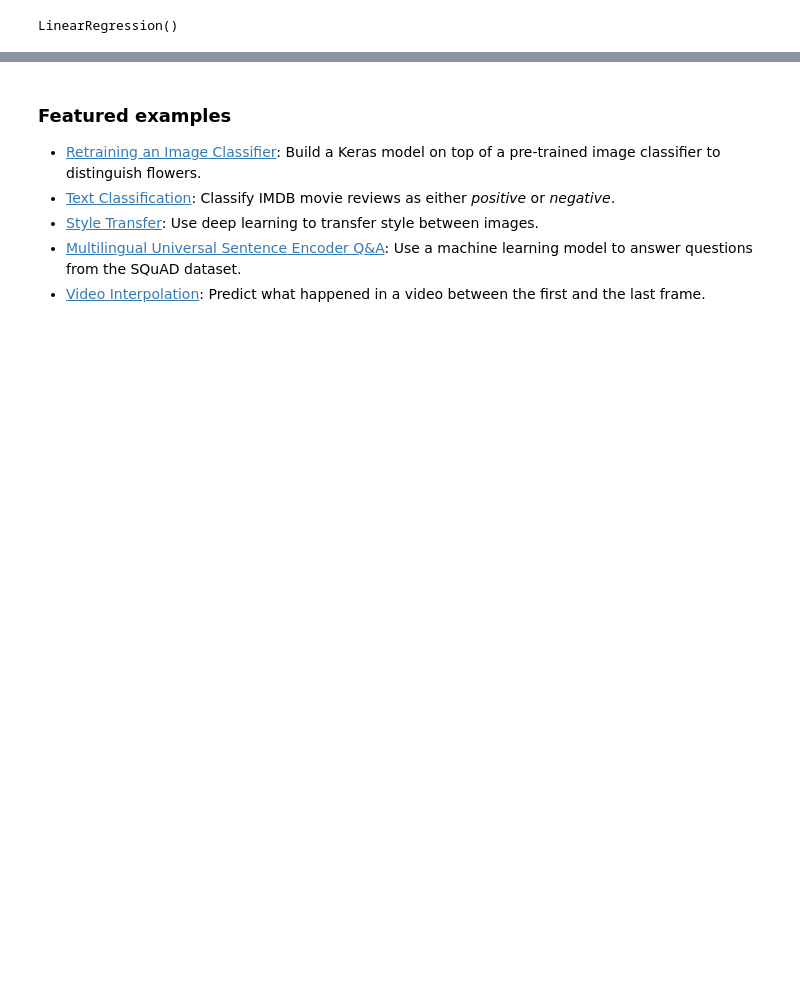
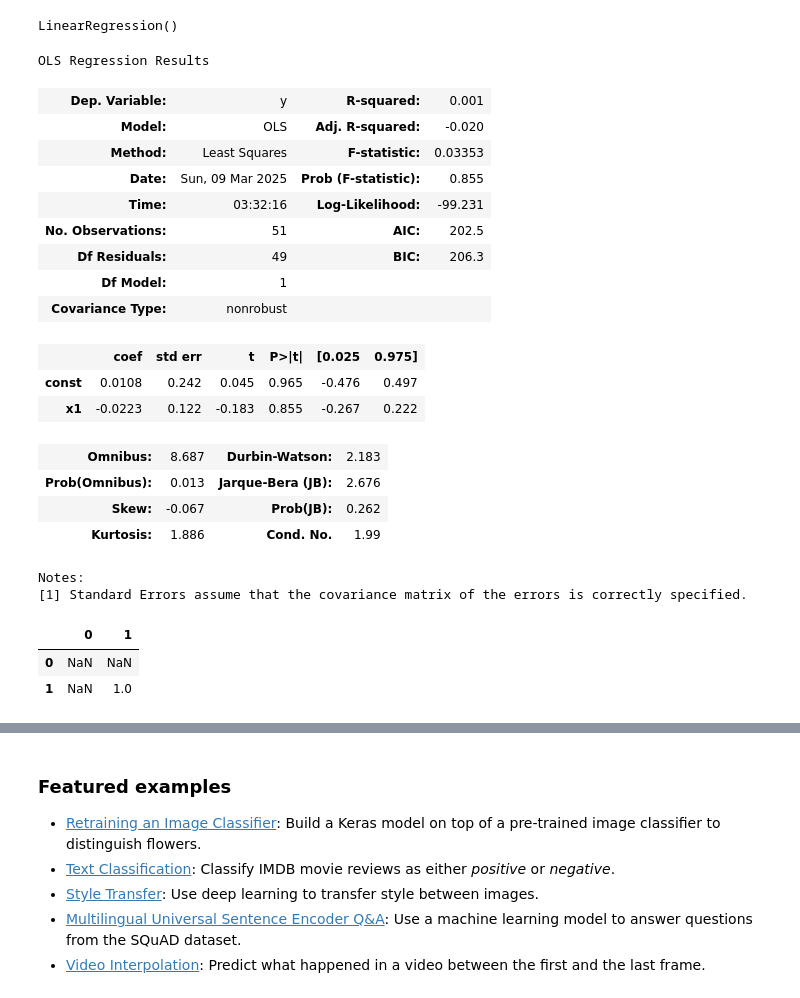
Before and after one commit to asundarram/asundarram, a Jupyter notebook: Welcome_To_Colab.ipynb, the cells around one changed output, grey strips where cells are left out. Saved outputs shown, nothing was run; the diff lists cells and outputs as text; code cells hidden in the pictures; blank space fills up the shorter version.

```diff
--- a/Welcome_To_Colab.ipynb
+++ b/Welcome_To_Colab.ipynb
@@ -199,6 +215,38 @@ model.fit(x_train,y_train)
 LinearRegression()
 # %%
 y_pred=model.predict(x_test)
+# %%
+x_train = sm.add_constant(x_train)
+x_pca = sm.OLS(y_train, x_train).fit()
+x_pca.summary()
+# %% [output]
+OLS Regression Results
+| Dep. Variable: | y | R-squared: | 0.001 |
+| Model: | OLS | Adj. R-squared: | -0.020 |
+| Method: | Least Squares | F-statistic: | 0.03353 |
+| Date: | Sun, 09 Mar 2025 | Prob (F-statistic): | 0.855 |
+| Time: | 03:32:16 | Log-Likelihood: | -99.231 |
+| No. Observations: | 51 | AIC: | 202.5 |
+| Df Residuals: | 49 | BIC: | 206.3 |
+| Df Model: | 1 |  |  |
+| Covariance Type: | nonrobust |  |  |
+|  | coef | std err | t | P>|t| | [0.025 | 0.975] |
+| const | 0.0108 | 0.242 | 0.045 | 0.965 | -0.476 | 0.497 |
+| x1 | -0.0223 | 0.122 | -0.183 | 0.855 | -0.267 | 0.222 |
+| Omnibus: | 8.687 | Durbin-Watson: | 2.183 |
+| Prob(Omnibus): | 0.013 | Jarque-Bera (JB): | 2.676 |
+| Skew: | -0.067 | Prob(JB): | 0.262 |
+| Kurtosis: | 1.886 | Cond. No. | 1.99 |
+Notes:
+[1] Standard Errors assume that the covariance matrix of the errors is correctly specified.
+# %%
+x_train_df=pd.DataFrame(x_train)
+correleation=x_train_df.corr()
+correleation
+# %% [output]
+|  | 0 | 1 |
+| 0 | NaN | NaN |
+| 1 | NaN | 1.0 |
 # %%
 mse = mean_squared_error(y_test,y_pred)
 r2 = r2_score(y_test,y_pred)
```
Also changed, not shown: parts of 24 cells of this notebook.
